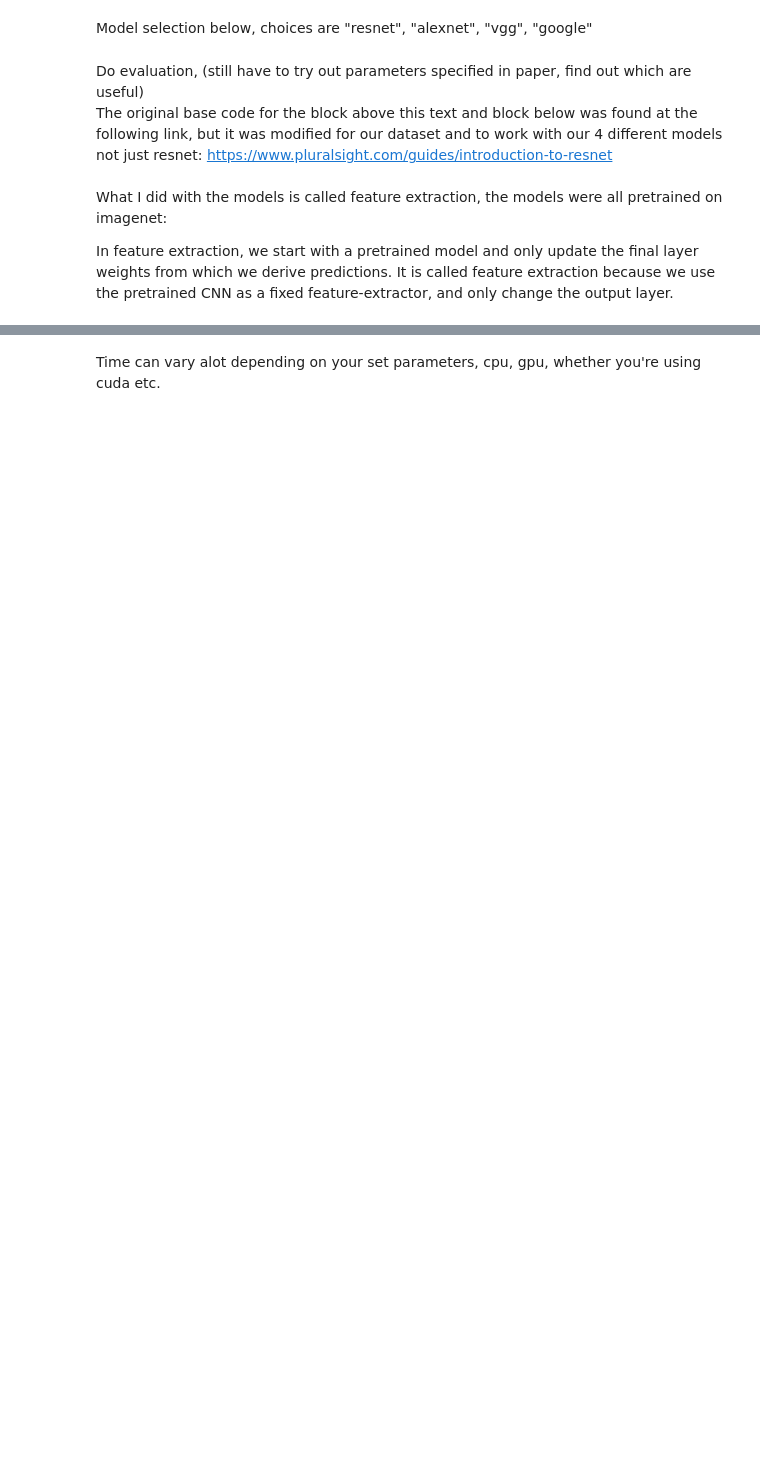
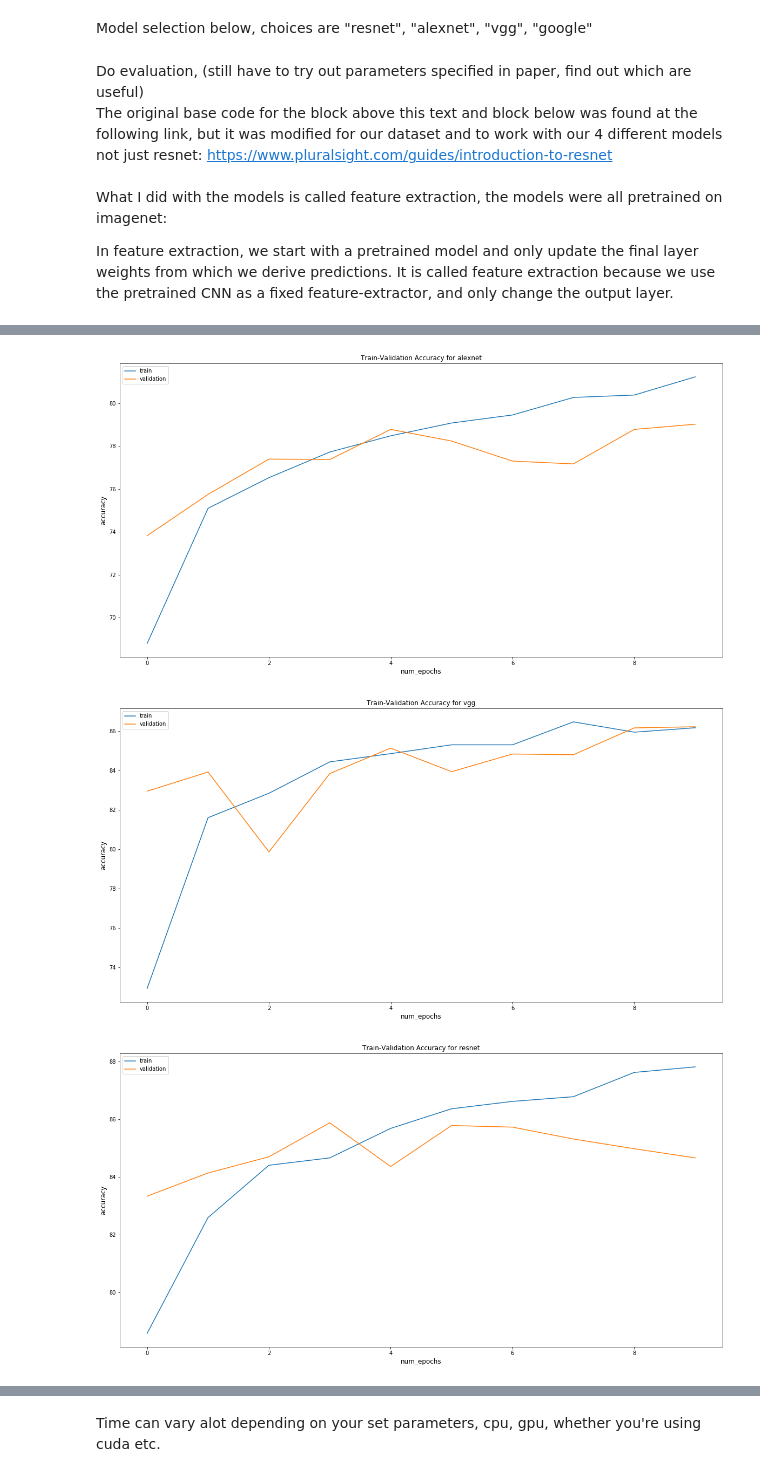
Before and after one commit to Zanz2/CassavaPlantDisseaseImageClassification, a Jupyter notebook: Pattern_recognition_project.ipynb, the cells around one changed output, grey strips where cells are left out. Drawn from its saved outputs; the diff is of its cells as text; code cells hidden in the pictures; blank space fills up the shorter version.

```diff
--- a/Pattern_recognition_project.ipynb
+++ b/Pattern_recognition_project.ipynb
@@ -111,7 +141,7 @@ train_dataset[0] # how a transformed image tensor looks like, its label is 2
 # Parameters 1
 n_epochs = 10 # on final training this should be high (around 30 for my desktop pc)
 num_classes = 5 # 5 labels
-batch_size = 32 # minimum batch size for inception v3 is 2, good general range seems to be 20 to 32
+batch_size = 28 # minimum batch size for inception v3 is 2, good general range seems to be 20 to 32
 learning_rate = 0.0001
 
 # using Adam optimizer, the max batch size for me is around 28, after that it uses too much vram (i have 8gb)
@@ -149,19 +186,16 @@ def get_model(model_string):
         net = net.cuda() if device else net
         num_ftrs = net.fc.in_features
         net.fc = nn.Linear(num_ftrs, num_classes)
-        net.fc = net.fc.cuda() if use_cuda else net.fc
 
     if model_string == "vgg":
         net = models.vgg16(pretrained=True)
         net = net.cuda() if device else net
         net.fc = nn.Linear(4096, num_classes)
-        net.fc = net.fc.cuda() if use_cuda else net.fc
 
     if model_string == "alexnet":
         net = models.alexnet(pretrained=True)
         net = net.cuda() if device else net
         net.fc = nn.Linear(4096, num_classes)
-        net.fc = net.fc.cuda() if use_cuda else net.fc
 
     if model_string == "resnet":
         #net = torch.hub.load('pytorch/vision:v0.2.2', 'resnet18', pretrained=True)
@@ -169,8 +203,8 @@ def get_model(model_string):
         net = net.cuda() if device else net
         num_ftrs = net.fc.in_features
         net.fc = nn.Linear(num_ftrs, num_classes)
-        net.fc = net.fc.cuda() if use_cuda else net.fc
 
+    net.fc = net.fc.cuda() if use_cuda else net.fc
     return net
 
 def accuracy(out, labels):
@@ -220,12 +254,13 @@ while(True):
         # Parameters 3
         criterion = nn.CrossEntropyLoss() # used this since we have 5 mutually exclusive classes
         #either one of the optimizers work
-        optimizer = optim.SGD(net.parameters(), lr=learning_rate, momentum=0.9)
-        #optimizer = optim.Adam(net.parameters(), lr=learning_rate)
+        #optimizer = optim.SGD(net.parameters(), lr=learning_rate, momentum=0.9)
+        optimizer = optim.Adam(net.parameters(), lr=learning_rate)
 
     else:
         plot_model_acc()
         break
+    print("-------------------------------------------------------------------")
     print("Using model: {}".format(model_name))
     print_every = int(len(train_dataloader)*0.1) # print upon completion of every 10% of the dataset
     valid_loss_min = np.Inf
@@ -290,3 +325,4 @@ while(True):
         net.train()
 
 #print(target_,pred) # used for comparing correct class vs models predictions
+# %% [output]
@@ -292,0 +346,3 @@ while(True):
+[figure, added]
+[figure, added]
+[figure, added]
```
Also changed, not shown: parts of 8 cells of this notebook, 6 other files.
